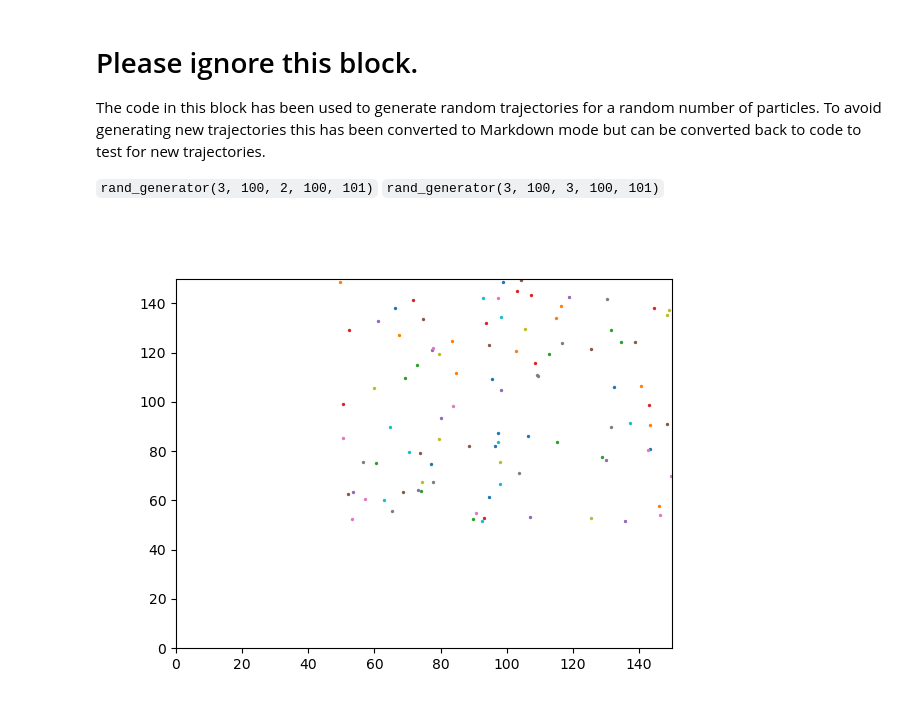
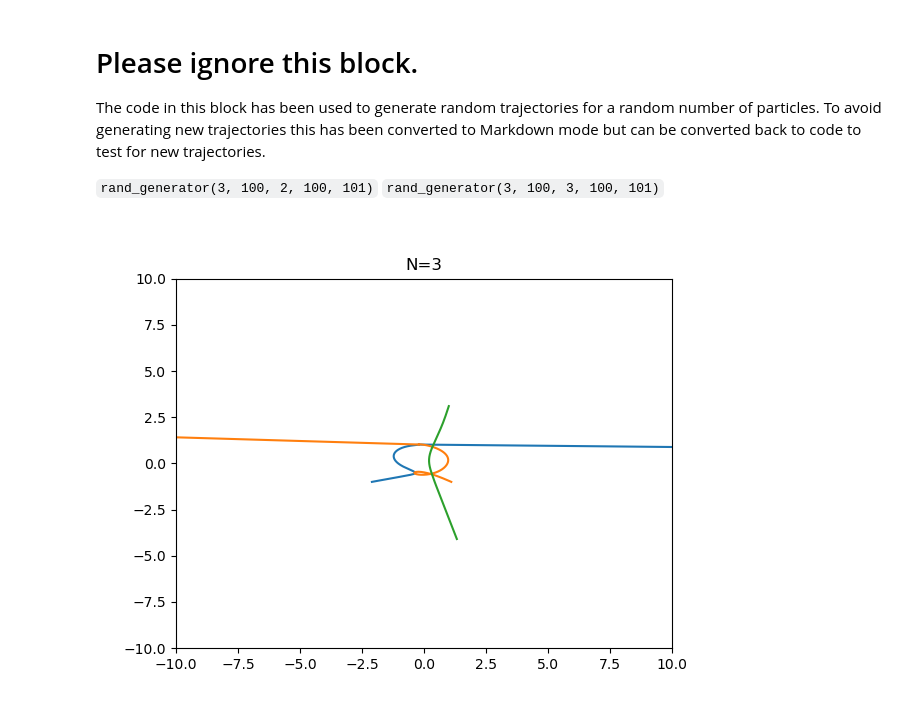
Before and after one commit to sanderdemeyer/Astrofysische_Groep_1, a Jupyter notebook: visual/plot3dmotion.ipynb, the cells around one changed output. Drawn from its saved outputs; the diff is of its cells as text; code cells hidden in the pictures.

Commit message:
function for plotting the trajectories

```diff
--- a/visual/plot3dmotion.ipynb
+++ b/visual/plot3dmotion.ipynb
@@ -213,5 +273,7 @@ def animate_offset(file, dim, lim, name='animation', dpi=300):
+# %%
+three_body_trajectories = plot('three_body_motion_RK2.txt', 2, [[-10,10], [-10,10]], 'three_body_motion')
+# %% [output]
+[figure, added]
 # %%
-animation_2D = animate('testpos_2D.txt',2,[[0,150], [0,150]], 'test')
+#animation_2D = animate('testpos_2D.txt',2,[[0,150], [0,150]], 'test')
-# %% [output]
-[figure, removed]
 # %%
```
Also changed, not shown: parts of 8 cells of this notebook, 3 other files.
